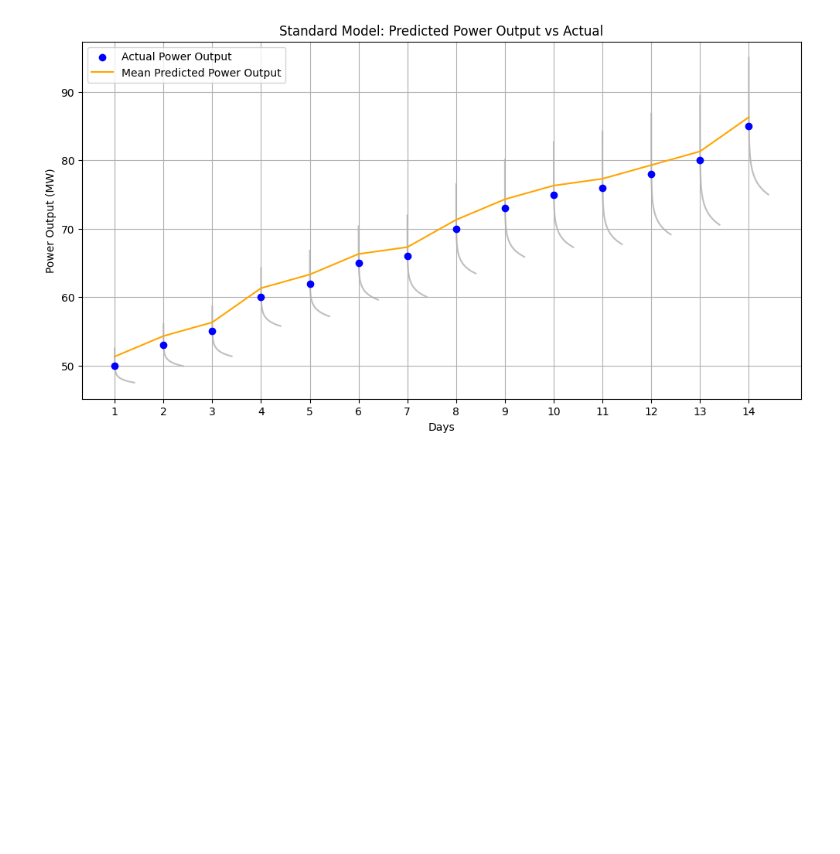
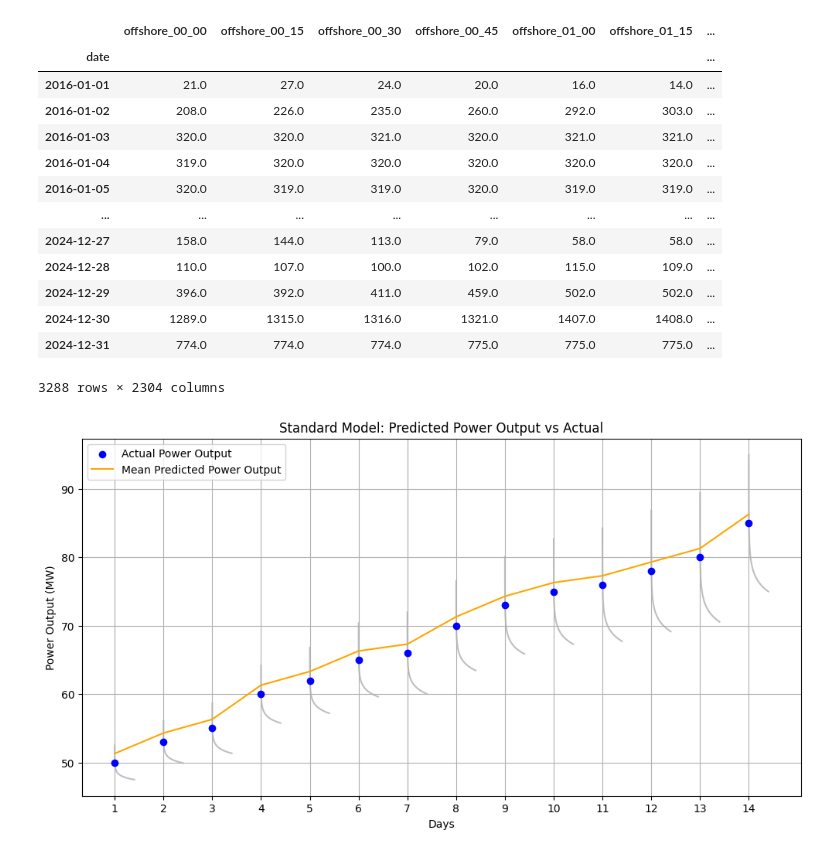
Before and after one commit to Manuel3567/master-thesis, a Jupyter notebook: notebooks/002_electricity_generation.ipynb, the cells around one changed output. Cells and saved outputs as stored; diff of their text form; code cells hidden in the pictures; blank space fills up the shorter version.

Commit message:
refactor: clean up of entsoe

```diff
--- a/notebooks/002_electricity_generation.ipynb
+++ b/notebooks/002_electricity_generation.ipynb
@@ -0,0 +4,3 @@
+# %%
+df = load_entsoe()
+df
@@ -1,3 +23,20 @@
+# %%
+minute_to_daily_50Hertz(df)
+# %% [output]
+|  | offshore_00_00 | offshore_00_15 | offshore_00_30 | offshore_00_45 | offshore_01_00 | offshore_01_15 | ... |
+| date |  |  |  |  |  |  | ... |
+| 2016-01-01 | 21.0 | 27.0 | 24.0 | 20.0 | 16.0 | 14.0 | ... |
+| 2016-01-02 | 208.0 | 226.0 | 235.0 | 260.0 | 292.0 | 303.0 | ... |
+| 2016-01-03 | 320.0 | 320.0 | 321.0 | 320.0 | 321.0 | 321.0 | ... |
+| 2016-01-04 | 319.0 | 320.0 | 320.0 | 320.0 | 320.0 | 320.0 | ... |
+| 2016-01-05 | 320.0 | 319.0 | 319.0 | 320.0 | 319.0 | 319.0 | ... |
+| ... | ... | ... | ... | ... | ... | ... | ... |
+| 2024-12-27 | 158.0 | 144.0 | 113.0 | 79.0 | 58.0 | 58.0 | ... |
+| 2024-12-28 | 110.0 | 107.0 | 100.0 | 102.0 | 115.0 | 109.0 | ... |
+| 2024-12-29 | 396.0 | 392.0 | 411.0 | 459.0 | 502.0 | 502.0 | ... |
+| 2024-12-30 | 1289.0 | 1315.0 | 1316.0 | 1321.0 | 1407.0 | 1408.0 | ... |
+| 2024-12-31 | 774.0 | 774.0 | 774.0 | 775.0 | 775.0 | 775.0 | ... |
+3288 rows × 2304 columns
 # %%
 import pandas as pd
 import numpy as np
```
Also changed, not shown: parts of 2 cells of this notebook, 9 other files.
